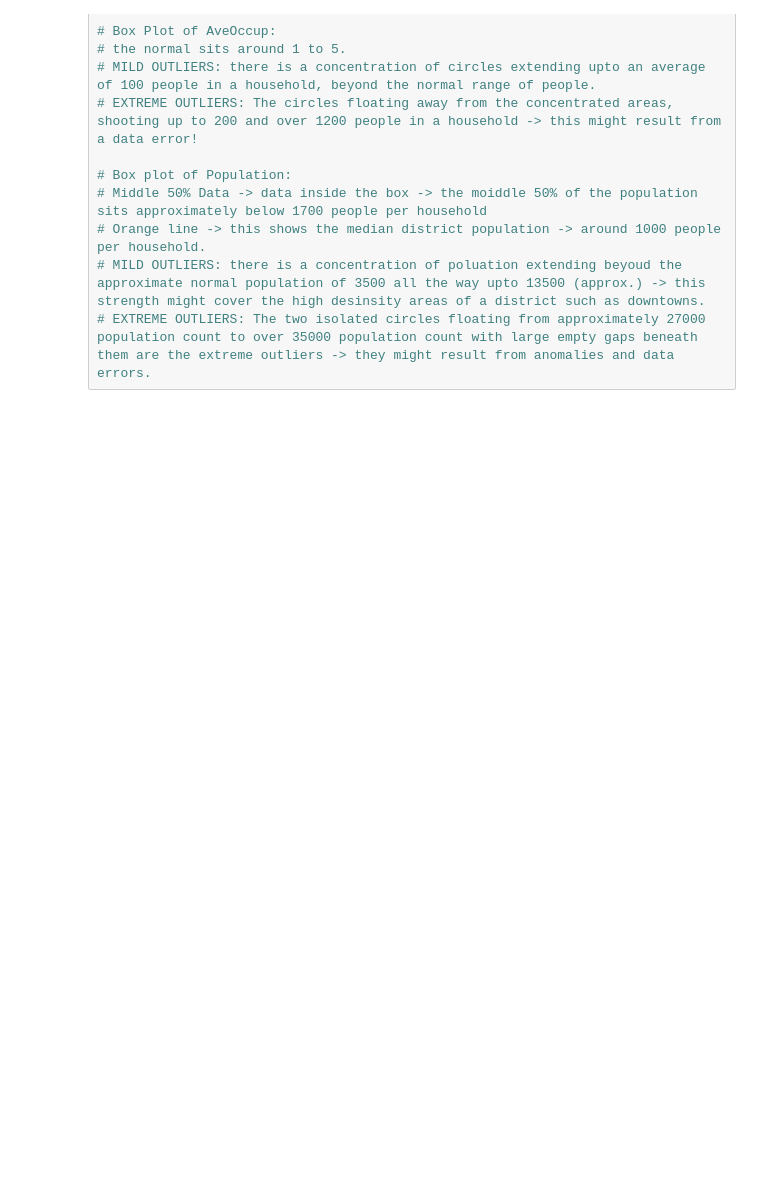
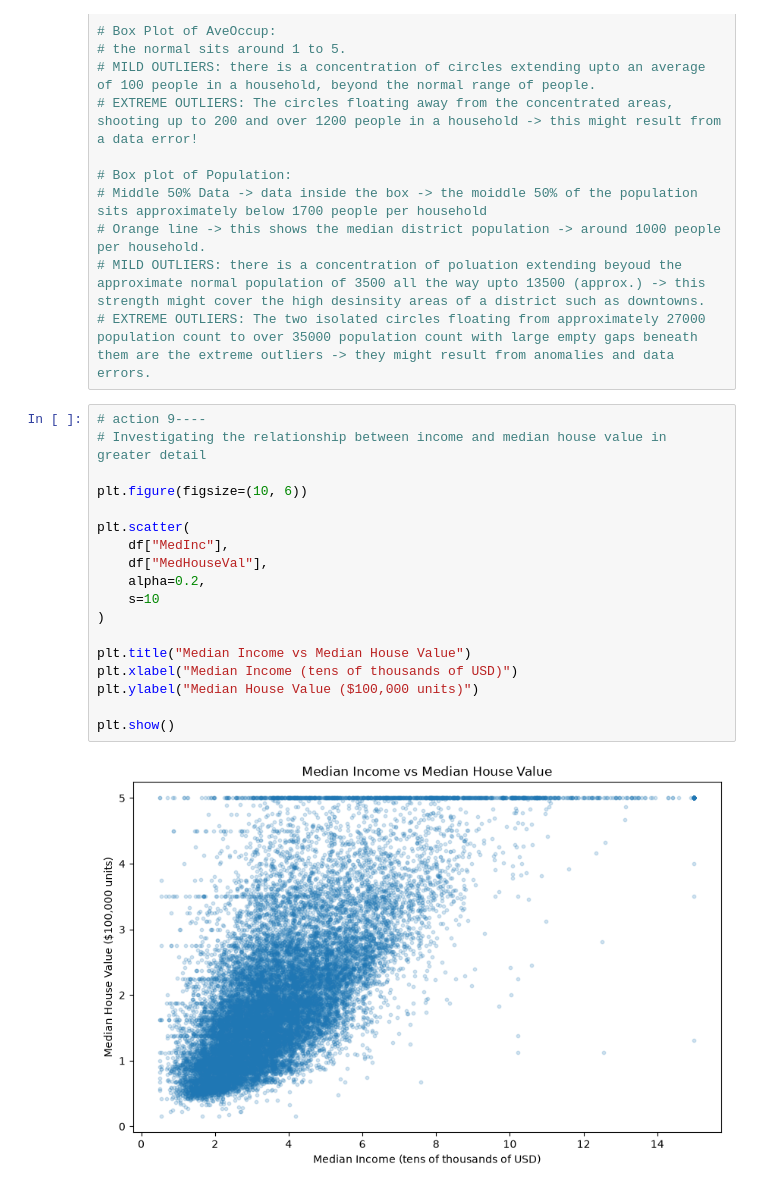
Before and after one commit to aaliya0704/House-Price-Predictor, a Jupyter notebook: house_price_predictor.ipynb, the cells around one changed output. Drawn from its saved outputs; the diff is of its cells as text; blank space fills up the shorter version.

```diff
--- a/house_price_predictor.ipynb
+++ b/house_price_predictor.ipynb
@@ -444,3 +445,23 @@ plt.show()
 # Orange line -> this shows the median district population -> around 1000 people per household.
 # MILD OUTLIERS: there is a concentration of poluation extending beyoud the approximate normal population of 3500 all the way upto 13500 (approx.) -> this strength might cover the high desinsity areas of a district such as downtowns.
 # EXTREME OUTLIERS: The two isolated circles floating from approximately 27000 population count to over 35000 population count with large empty gaps beneath them are the extreme outliers -> they might result from anomalies and data errors.
+# %%
+# action 9----
+# Investigating the relationship between income and median house value in greater detail
+
+plt.figure(figsize=(10, 6))
+
+plt.scatter(
+    df["MedInc"],
+    df["MedHouseVal"],
+    alpha=0.2,
+    s=10
+)
+
+plt.title("Median Income vs Median House Value")
+plt.xlabel("Median Income (tens of thousands of USD)")
+plt.ylabel("Median House Value ($100,000 units)")
+
+plt.show()
+# %% [output]
+[figure, added]
```
Also changed, not shown: parts of 2 cells of this notebook.
